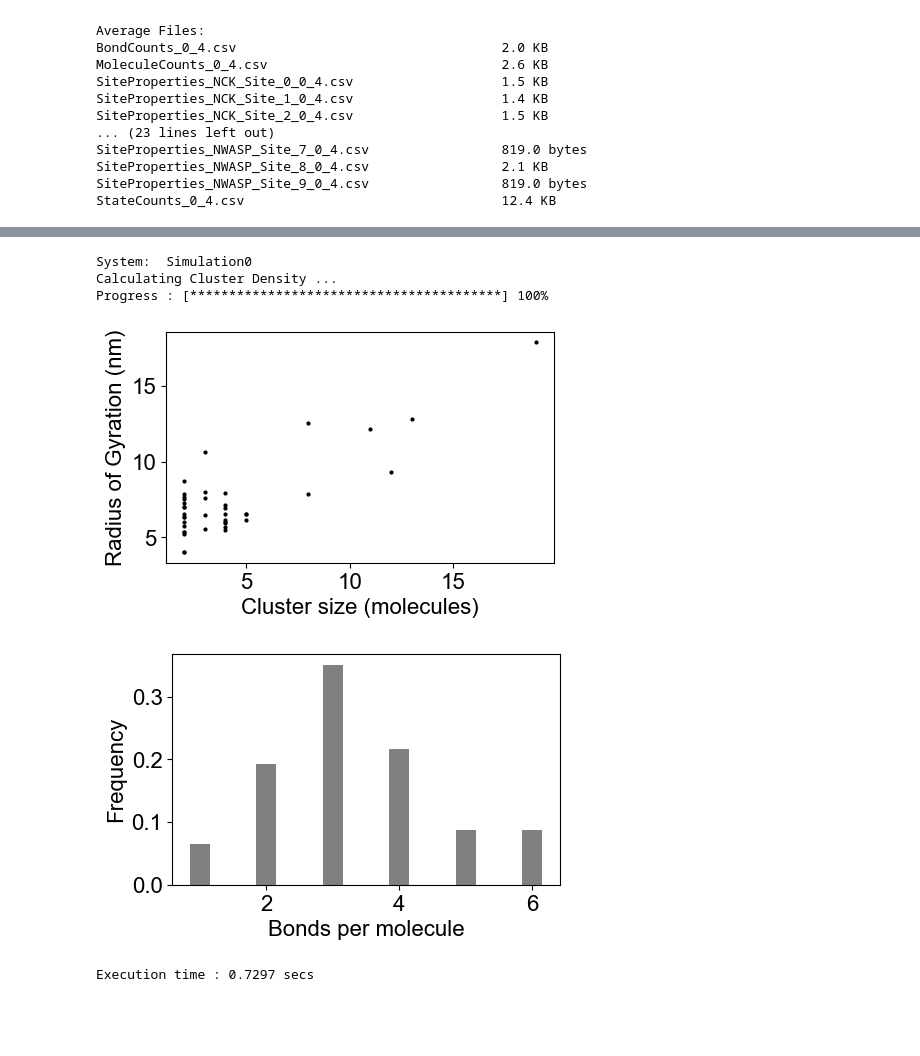
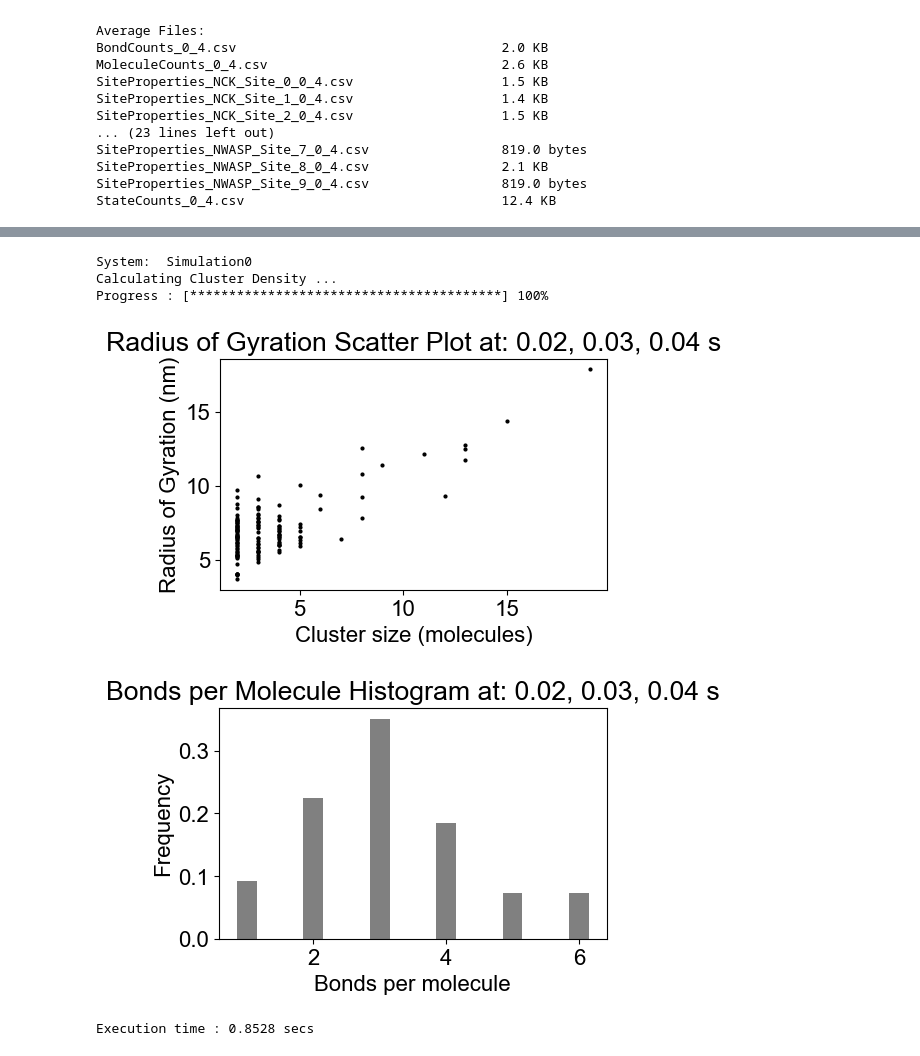
Before and after one commit to MolClustPy/SpringSaLaD-Python-Viz, a Jupyter notebook: demo.ipynb, the cells around one changed output, grey strips where cells are left out. Drawn from its saved outputs; the diff is of its cells as text; code cells hidden in the pictures; blank space fills up the shorter version.

```diff
--- a/demo.ipynb
+++ b/demo.ipynb
@@ -132,13 +181,13 @@ Execution time : 0.7177 secs
 # %%
 #Select a specific point in time
-Spatial_Analysis.plot(search_directory, [0.04])
+Spatial_Analysis.plot(search_directory, [0.02, 0.03, 0.04])
 # %% [output]
 System:  Simulation0
 Calculating Cluster Density ...
 Progress : [****************************************] 100%
-[figure, old version]
+[figure, new version]
-[figure, old version]
+[figure, new version]
-Execution time : 0.7297 secs
+Execution time : 0.8528 secs
 # %%
 #View cluster size distribution histogram at a particular point in time with or without bins
 Histogram.plot(search_directory, [], 0.02)
```
Also changed, not shown: parts of 12 cells of this notebook, 25 other files.
